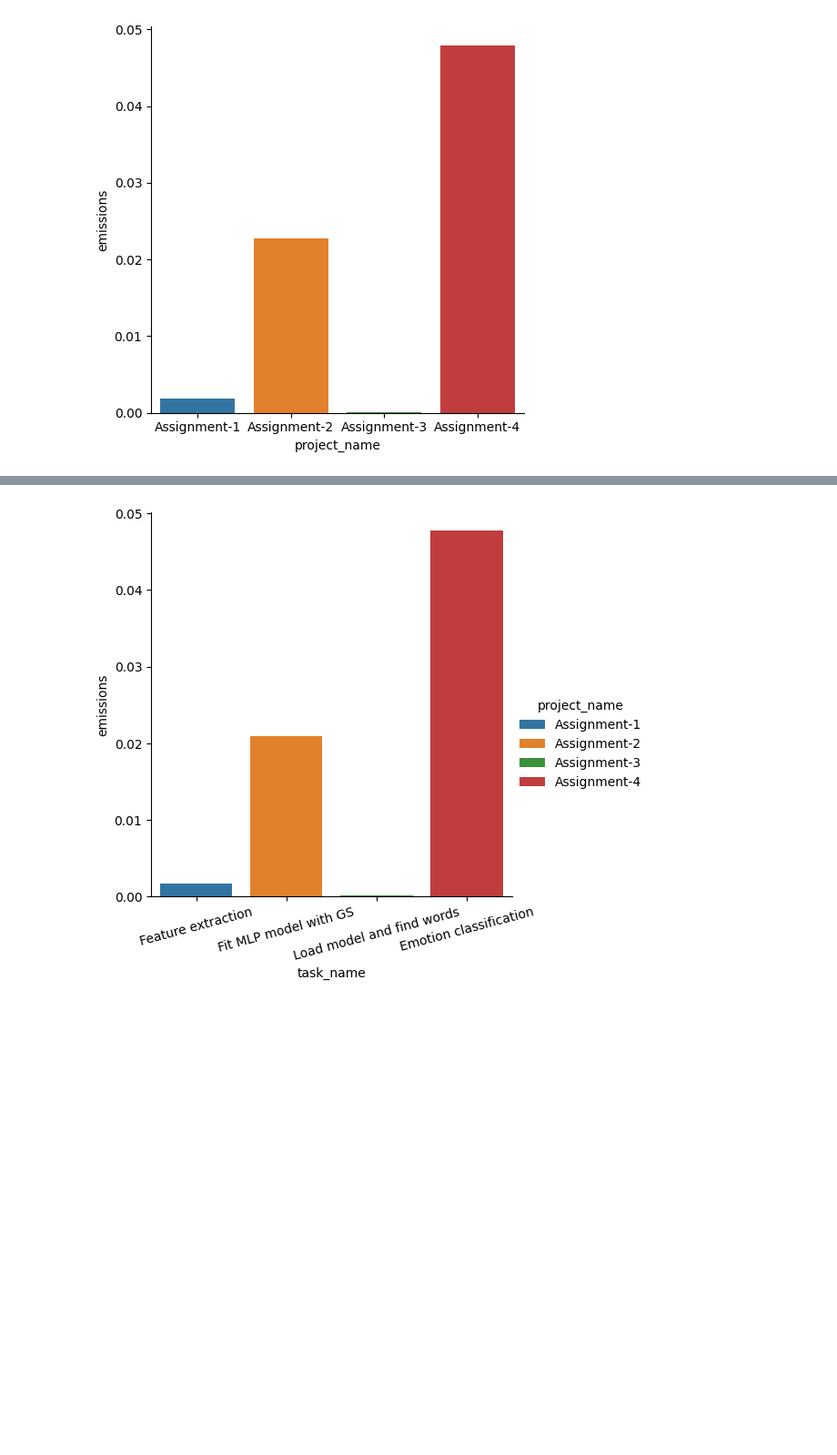
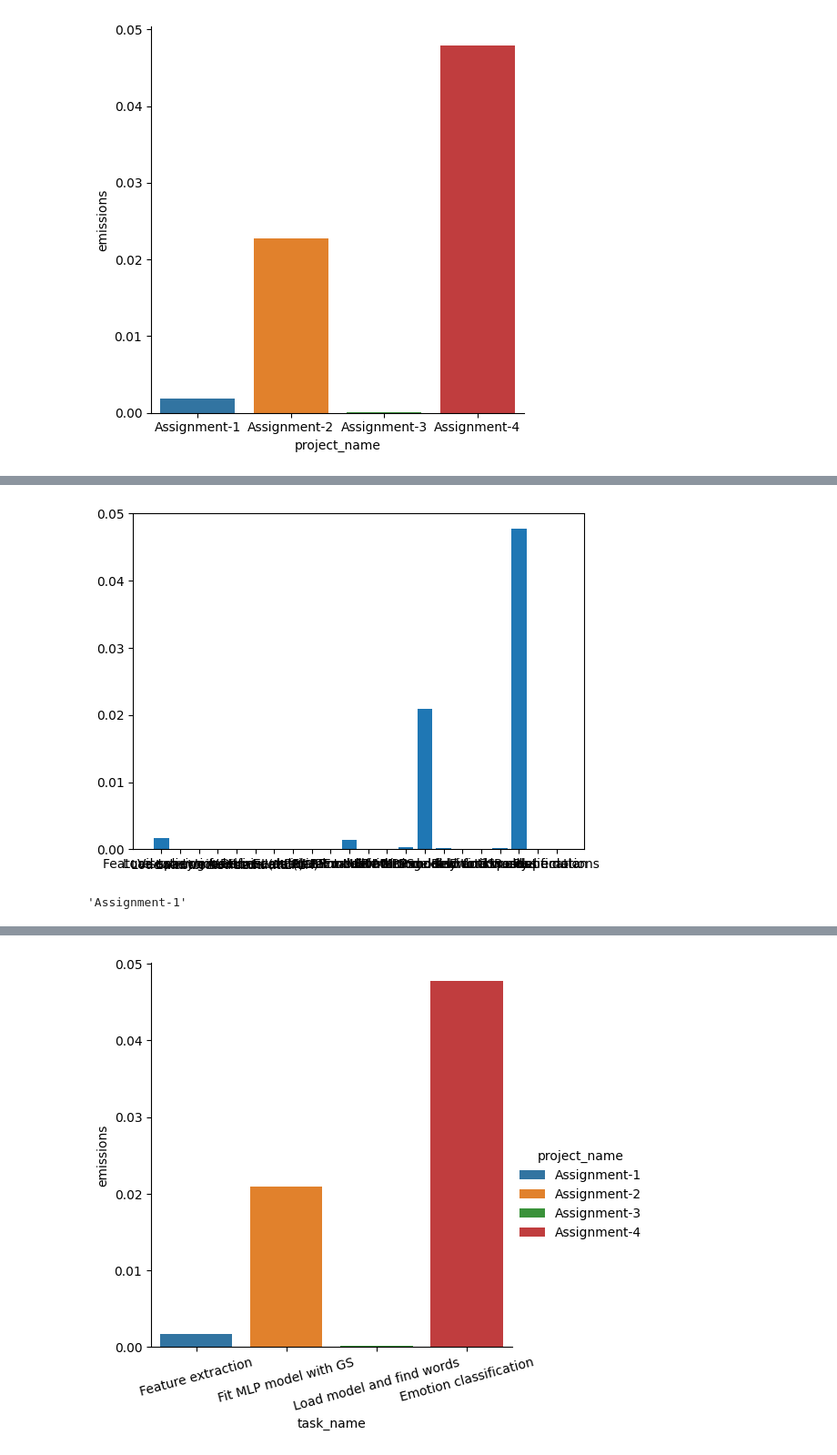
Before and after one commit to lrahbek/cds-lang-assignments, a Jupyter notebook: assignment-5/emissions.ipynb, the cells around one changed output, grey strips where cells are left out. Shown at 91% size. Saved outputs shown, nothing was run; the diff lists cells and outputs as text; code cells hidden in the pictures; blank space fills up the shorter version.

```diff
--- a/assignment-5/emissions.ipynb
+++ b/assignment-5/emissions.ipynb
@@ -72,0 +114,23 @@ plt.savefig("out/total_em_bar.png")
+# %%
+colors = ([sns.color_palette("hls", len(emissions))][0][0:28])
+#create canvas
+plt.figure()
+# add hist or other elements : (what to plot, maximum value, range of values)
+plt.bar(emissions["task_name"], emissions["emissions"])
+
+plt.show()
+# %% [output]
+[figure, added]
+# %%
+max_task = (emissions.groupby(["project_name"]).max(["emissions"]).reset_index()).merge(emissions, how = "left")
+
+for task in range(0,4):
+     plt.text(max_task.project_name[task],
+              max_task.emissions[task]+0.001,
+              max_task.task_name[task],
+              horizontalalignment='center',
+              size='small',
+              color='black',
+              weight='light')
+# %% [output]
+'Assignment-1'
```
Also changed, not shown: parts of 5 cells of this notebook.
